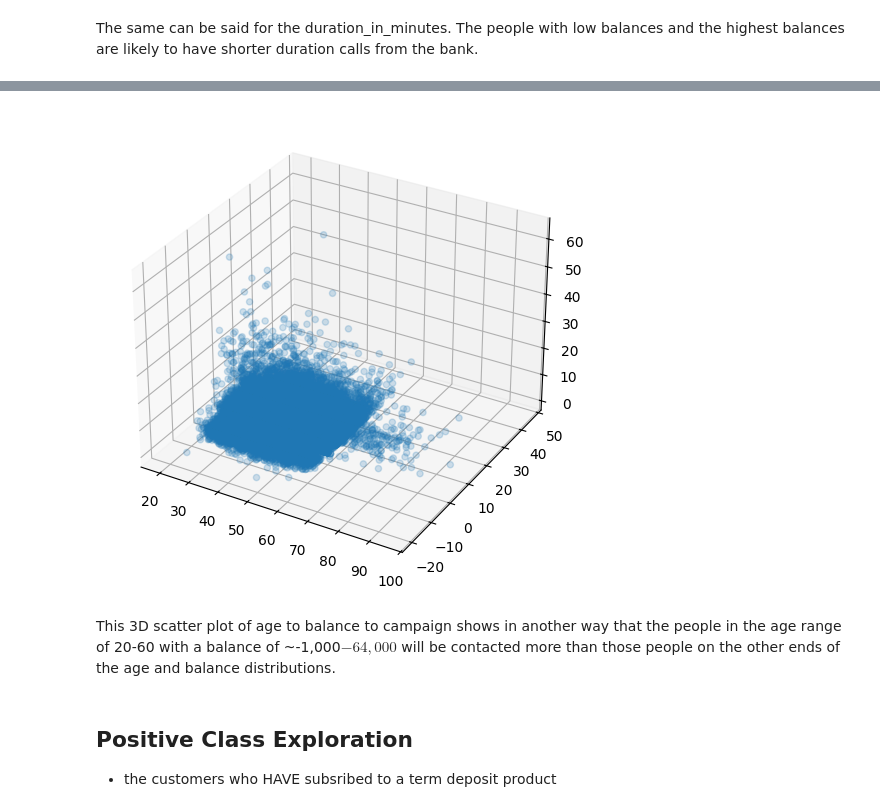
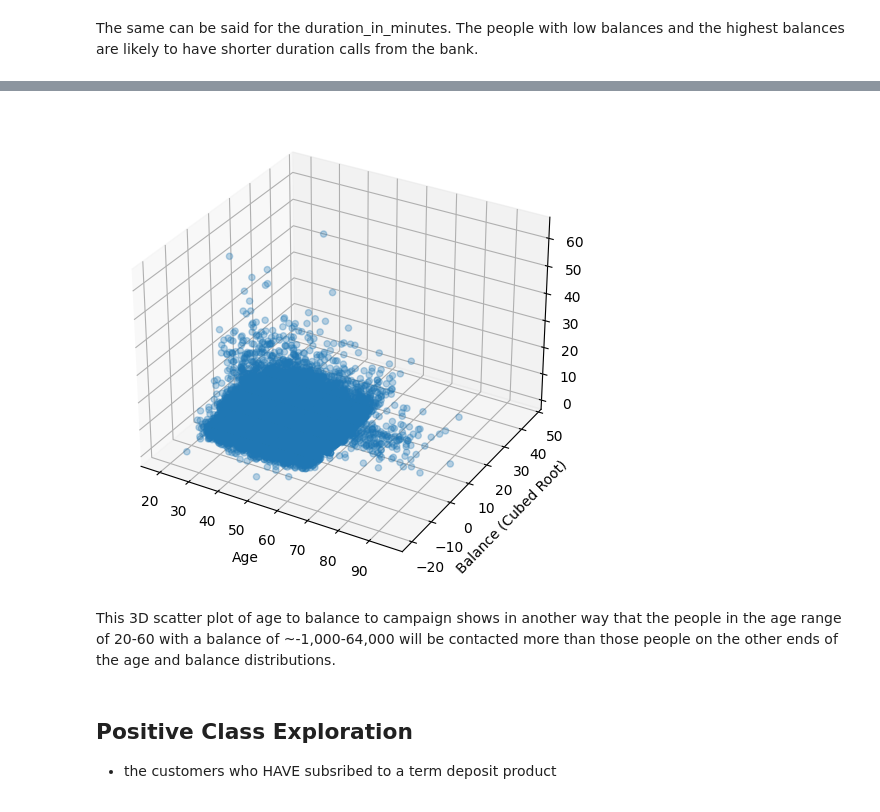
Before and after one commit to SmittyB00p/YeWM9P1Uy7KvrKRS, a Jupyter notebook: eda.ipynb, the cells around one changed output, grey strips where cells are left out. Saved outputs shown, nothing was run; the diff lists cells and outputs as text; code cells hidden in the pictures.

```diff
--- a/eda.ipynb
+++ b/eda.ipynb
@@ -398,15 +415,17 @@ As with the duration_in_minutes as a function of campaign, we can see that the m
 # %%
 fig = plt.figure(figsize=(6, 8))
 ax = fig.add_subplot(projection='3d')
 
-croot_bal = [np.cbrt(a) for a in df['balance']]
+c_root_bal = [np.cbrt(a) for a in df['balance']]
 
-ax.scatter(df['age'], croot_bal, df['campaign'], alpha=.2)
+ax.scatter(df['age'], c_root_bal, df['campaign'], alpha=.3)
+plt.xlabel("Age")
+plt.ylabel("Balance (Cubed Root)")
 plt.show()
 # %% [output]
-[figure, old version]
+[figure, new version]
 # %% [markdown]
-This 3D scatter plot of age to balance to campaign shows in another way that the people in the age range of 20-60 with a balance of ~-1,000$-64,000$ will be contacted more than those people on the other ends of the age and balance distributions.
+This 3D scatter plot of age to balance to campaign shows in another way that the people in the age range of 20-60 with a balance of ~-1,000-64,000 will be contacted more than those people on the other ends of the age and balance distributions.
 # %% [markdown]
 ## Positive Class Exploration
 * the customers who HAVE subsribed to a term deposit product
```
Also changed, not shown: parts of 29 cells of this notebook.
